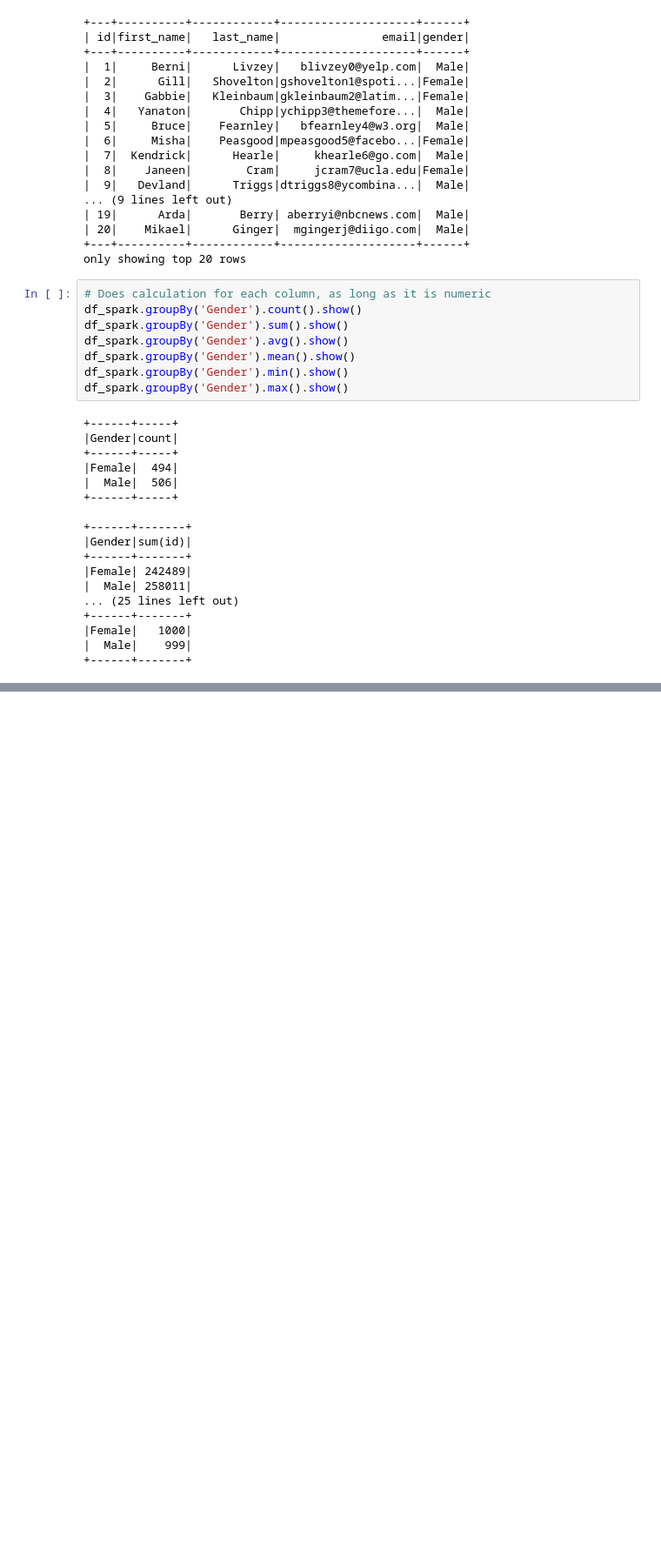
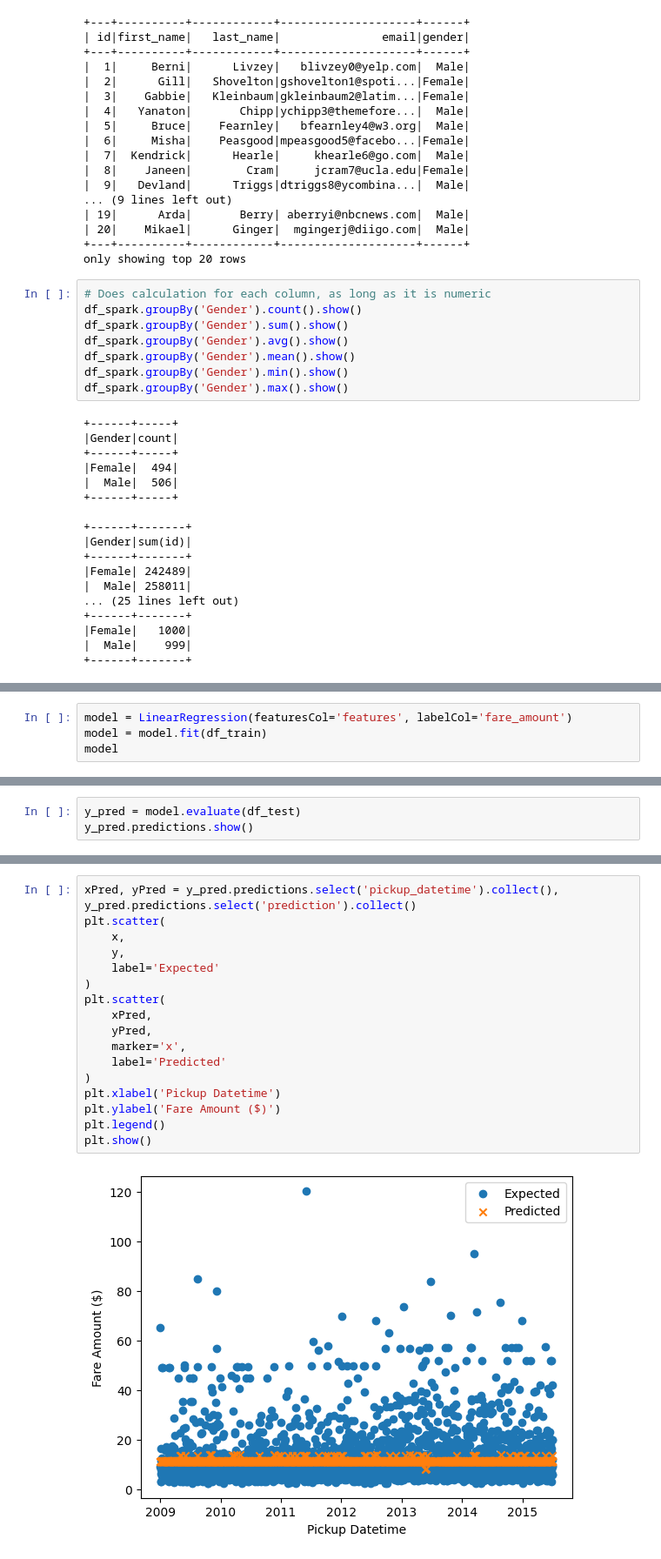
Before and after one commit to PauloUbirajara/pyspark-fcc, a Jupyter notebook: main.ipynb, the cells around one changed output, grey strips where cells are left out. Shown at 87% size. Drawn from its saved outputs; the diff is of its cells as text; blank space fills up the shorter version.

Commit message:
feature: add linear regression example with kaggle dataset

```diff
--- a/main.ipynb
+++ b/main.ipynb
@@ -366,0 +481,4 @@ df_spark.groupBy('Gender').max().show()
+# %%
+model = LinearRegression(featuresCol='features', labelCol='fare_amount')
+model = model.fit(df_train)
+model
@@ -366,0 +494,3 @@ df_spark.groupBy('Gender').max().show()
+# %%
+y_pred = model.evaluate(df_test)
+y_pred.predictions.show()
@@ -366,0 +537,19 @@ df_spark.groupBy('Gender').max().show()
+# %%
+xPred, yPred = y_pred.predictions.select('pickup_datetime').collect(), y_pred.predictions.select('prediction').collect()
+plt.scatter(
+    x,
+    y,
+    label='Expected'
+)
+plt.scatter(
+    xPred,
+    yPred,
+    marker='x',
+    label='Predicted'
+)
+plt.xlabel('Pickup Datetime')
+plt.ylabel('Fare Amount ($)')
+plt.legend()
+plt.show()
+# %% [output]
+[figure, added]
```
Also changed, not shown: parts of 27 cells of this notebook.
